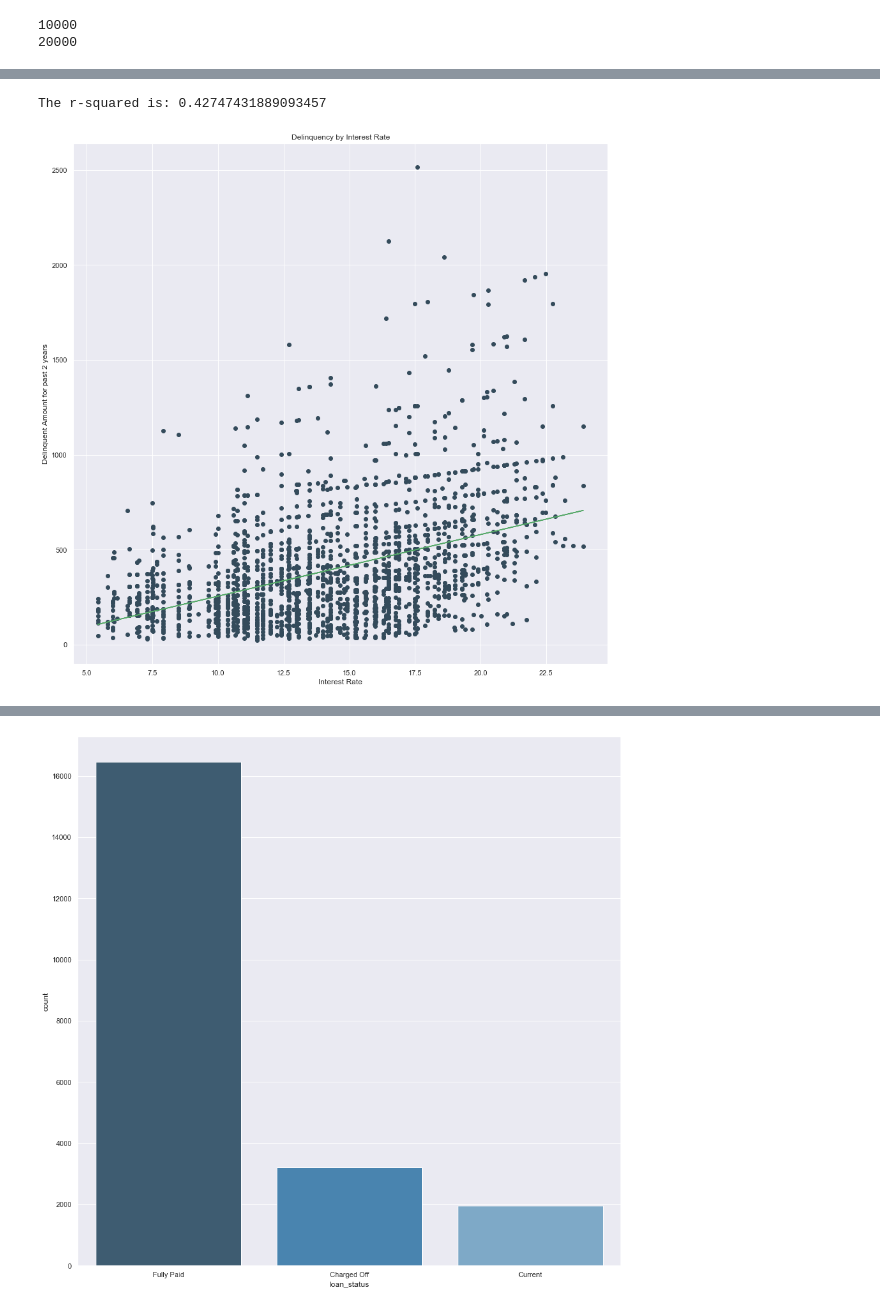
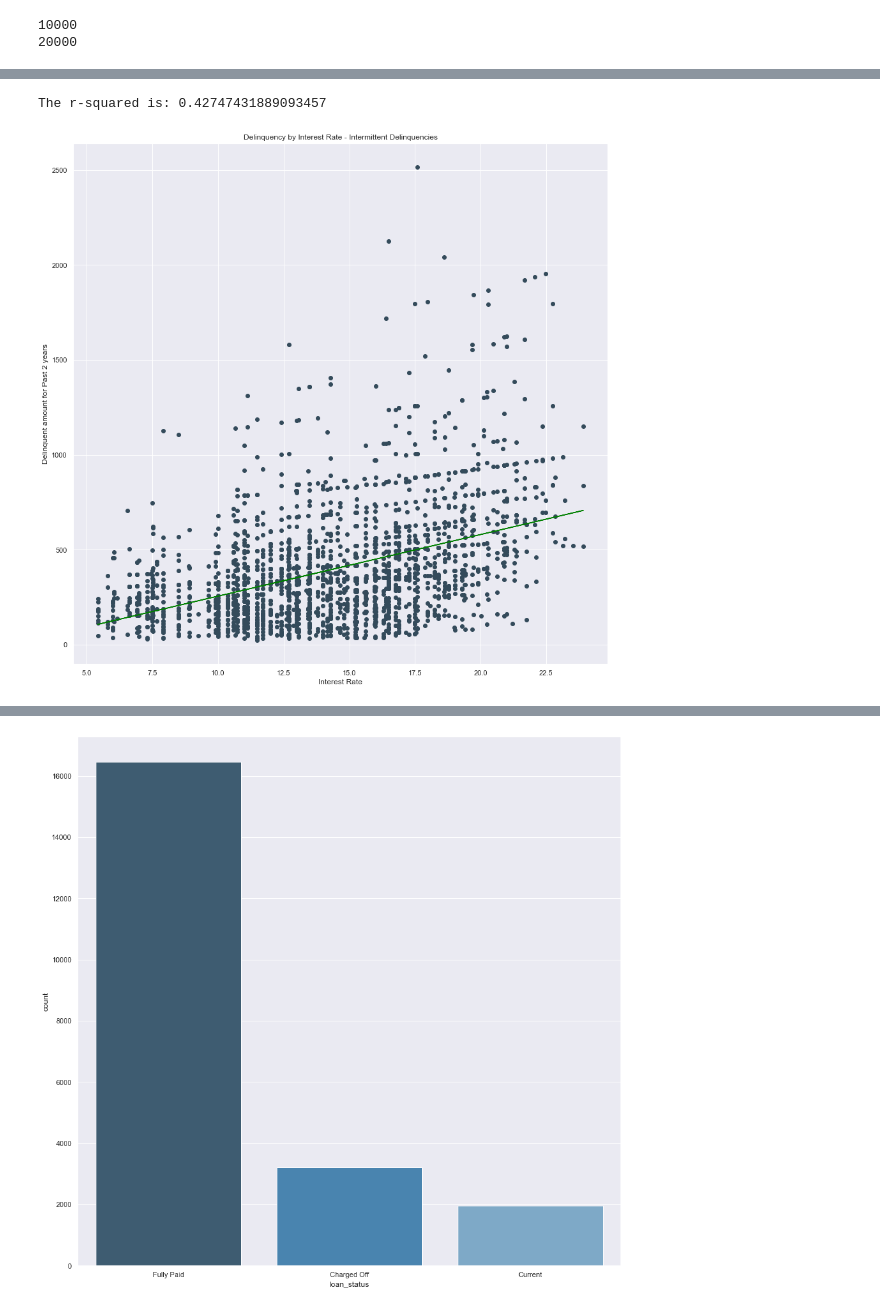
Before and after one commit to nukemecha/Project3, a Jupyter notebook: Alex/Alex-Finance Visualizations.ipynb, the cells around one changed output, grey strips where cells are left out. Cells and saved outputs as stored; diff of their text form; code cells hidden in the pictures.

```diff
--- a/Alex/Alex-Finance Visualizations.ipynb
+++ b/Alex/Alex-Finance Visualizations.ipynb
@@ -119,25 +203,27 @@ The r-squared is: 0.39077548800162437
 # %%
+#Scatter plot of interest rate vs. total delinquent amount. Intermittent delinquencies population.
+
 x_values = scatter_df_low['int_rate'].to_list()
 y_values = scatter_df_low['del_amt'].to_list()
+(slope, intercept, rvalue, pvalue, stderr) = linregress(x_values, y_values)
 
-(slope, intercept, rvalue, pvalue, stderr) = linregress(x_values, y_values)
 
 regress_values = [x * slope + intercept for x in x_values]
 line_eq = "y = " + str(round(slope,2)) + "x + " + str(round(intercept,2))
 plt.scatter(x_values,y_values)
 sns.set(palette="Blues_d")
 plt.plot(x_values,regress_values,"g-")
 plt.xlabel('Interest Rate')
-plt.ylabel('Delinquent Amount for past 2 years')
-plt.title('Delinquency by Interest Rate')
+plt.ylabel('Delinquent amount for Past 2 years')
+plt.title('Delinquency by Interest Rate - Intermittent Delinquencies')
 print(f"The r-squared is: {rvalue}")
 
 fig = plt.gcf()
 fig.set_size_inches(15, 15)
 
-#plt.savefig('temp_north_lat.png')
+plt.savefig('DelinquencybyInterest-LowPopulation.png')
 
 plt.show()
 # %% [output]
 The r-squared is: 0.42747431889093457
-[figure, old version]
+[figure, new version]
```
Also changed, not shown: parts of 18 cells of this notebook, 11 other files.
